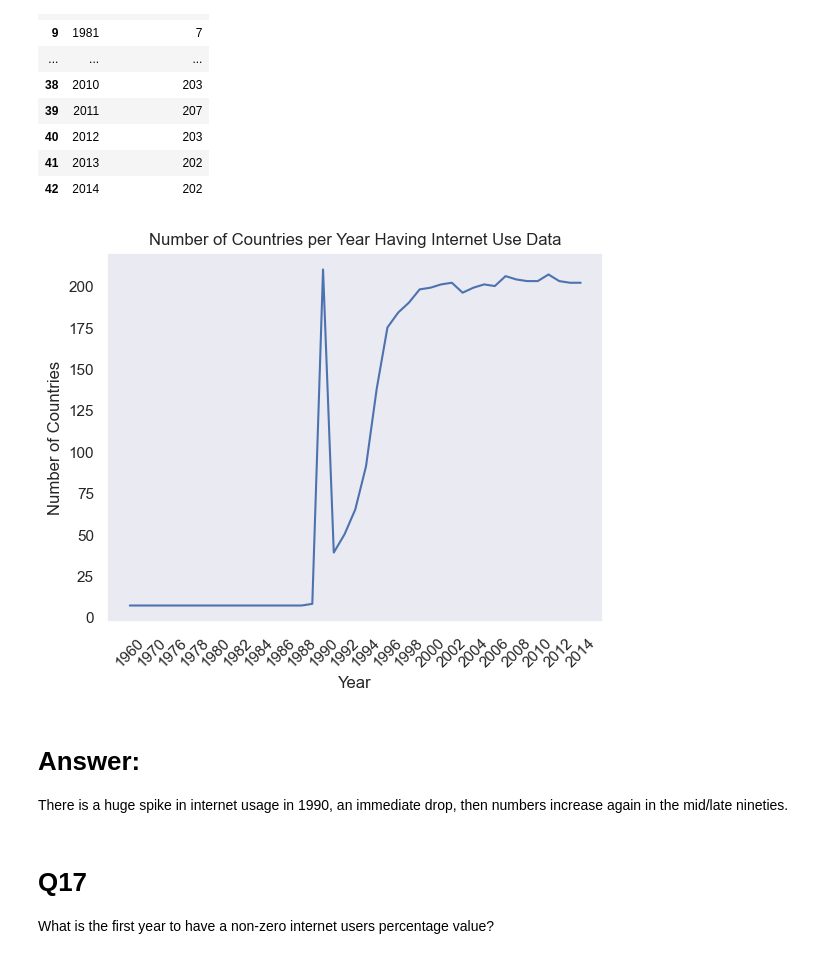
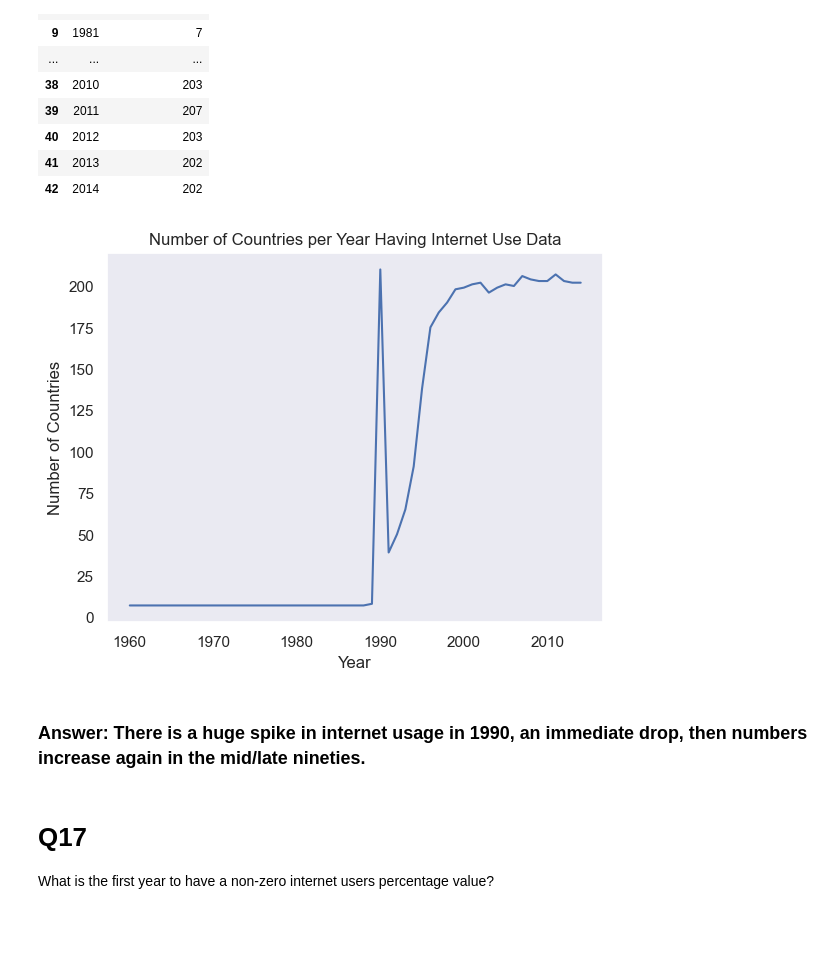
Before and after one commit to NSS-Data-Analytics-Cohort-11/undata-jessicabohannon, a Jupyter notebook: notebook/UN_Data.ipynb, the cells around one changed output. Drawn from its saved outputs; the diff is of its cells as text; code cells hidden in the pictures; blank space fills up the shorter version.

```diff
--- a/notebook/UN_Data.ipynb
+++ b/notebook/UN_Data.ipynb
@@ -411,4 +395,10 @@ Read in the internet use dataset into a DataFrame named internet_df. You will li
 internet_df = pd.read_csv('../data/internet_use.csv',
                           on_bad_lines='skip')
 
-internet_df = internet_df[internet_df['Value'].notna()] #There were some rows where data was in the wrong column
+#There were some rows where data was in the wrong column
+
+internet_df = internet_df[internet_df['Value'].notna()]
+
+# Converting Year column to integer
+
+internet_df['Year'] = internet_df['Year'].astype(int)
@@ -464,17 +447,16 @@ internet_countries_per_year
 # %%
 #Plotting
 
 plt.plot(internet_countries_per_year.Year, internet_countries_per_year.Num_Countries)
+
 plt.title('Number of Countries per Year Having Internet Use Data')
 plt.ylabel('Number of Countries')
 plt.xlabel('Year')
-plt.xticks(internet_countries_per_year.index[::2], rotation=45)
 plt.show()
 # %% [output]
-[figure, old version]
+[figure, new version]
 # %% [markdown]
-# Answer:
-There is a huge spike in internet usage in 1990, an immediate drop, then numbers increase again in the mid/late nineties.
+### Answer: There is a huge spike in internet usage in 1990, an immediate drop, then numbers increase again in the mid/late nineties.
 # %% [markdown]
 # Q17
 What is the first year to have a non-zero internet users percentage value?
```
Also changed, not shown: parts of 26 cells of this notebook.
